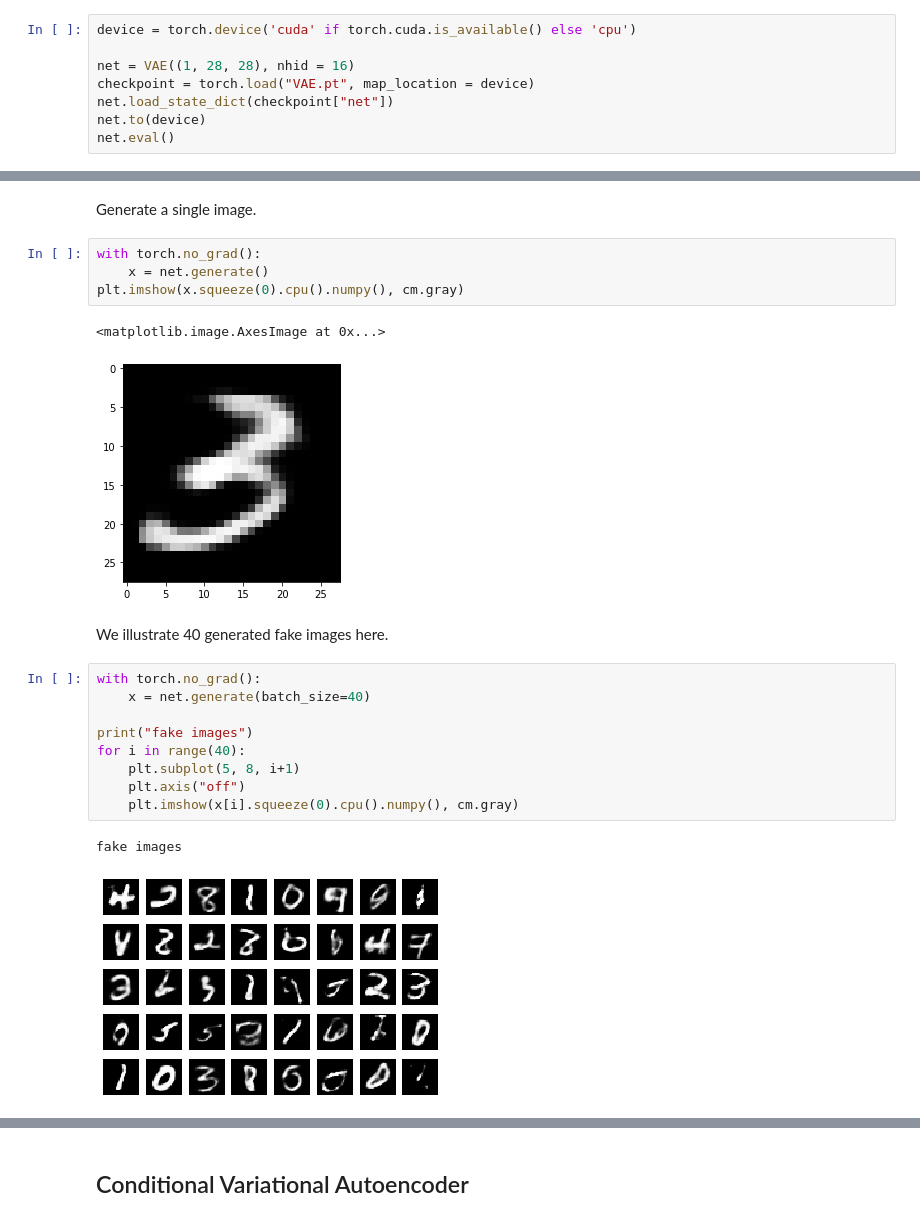
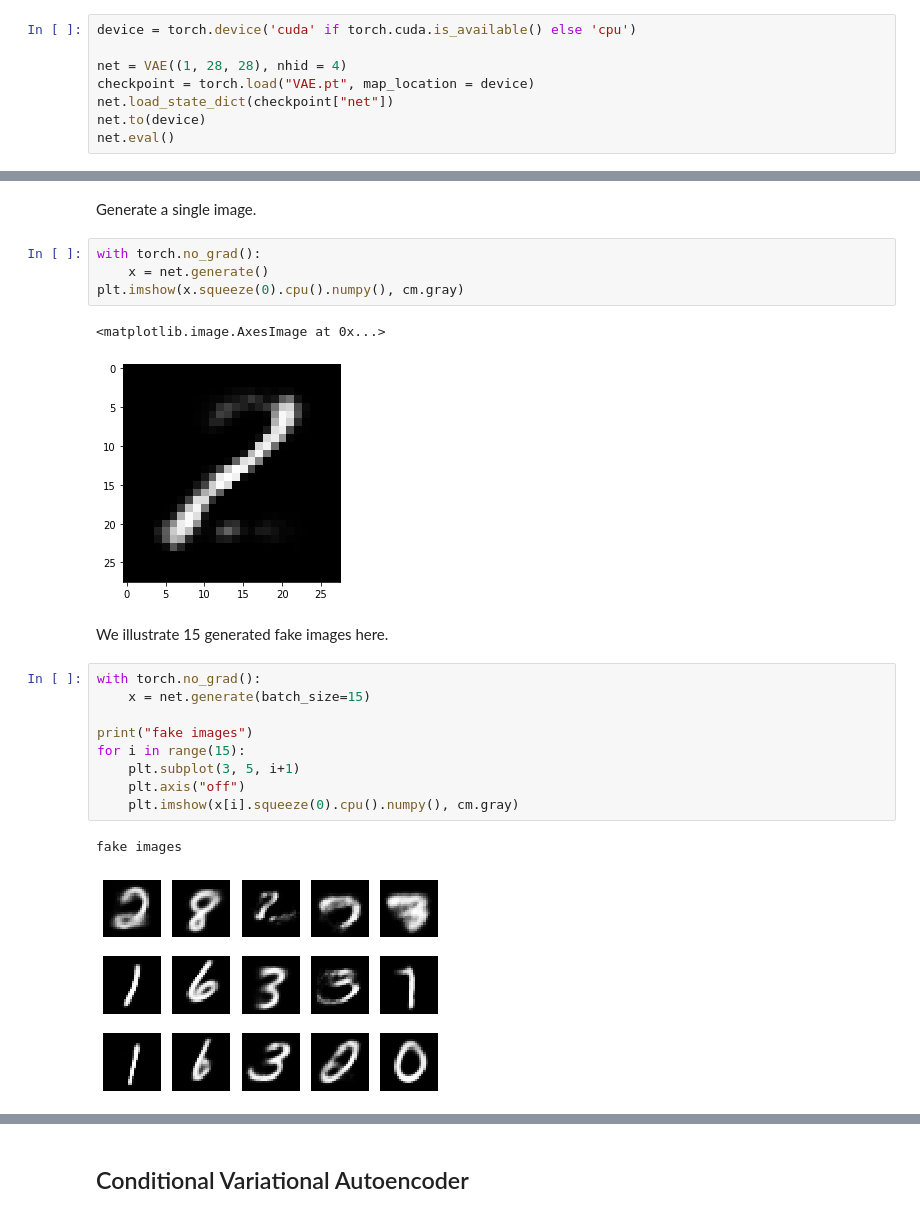
Before and after one commit to chendaichao/VAE-pytorch, a Jupyter notebook: Models/VAE/Demo.ipynb, the cells around one changed output, grey strips where cells are left out. Drawn from its saved outputs; the diff is of its cells as text.

```diff
--- a/Models/VAE/Demo.ipynb
+++ b/Models/VAE/Demo.ipynb
@@ -13,7 +13,7 @@ from model import VAE
 # %%
 device = torch.device('cuda' if torch.cuda.is_available() else 'cpu')
 
-net = VAE((1, 28, 28), nhid = 16)
+net = VAE((1, 28, 28), nhid = 4)
 checkpoint = torch.load("VAE.pt", map_location = device)
 net.load_state_dict(checkpoint["net"])
 net.to(device)
@@ -44,21 +44,21 @@ with torch.no_grad():
 plt.imshow(x.squeeze(0).cpu().numpy(), cm.gray)
 # %% [output]
 <matplotlib.image.AxesImage at 0x...>
-[figure, old version]
+[figure, new version]
 # %% [markdown]
-We illustrate 40 generated fake images here.
+We illustrate 15 generated fake images here.
 # %%
 with torch.no_grad():
-    x = net.generate(batch_size=40)
+    x = net.generate(batch_size=15)
 
 print("fake images")
-for i in range(40):
-    plt.subplot(5, 8, i+1)
+for i in range(15):
+    plt.subplot(3, 5, i+1)
     plt.axis("off")
     plt.imshow(x[i].squeeze(0).cpu().numpy(), cm.gray)
 # %% [output]
 fake images
-[figure, old version]
+[figure, new version]
 # %%
 import torchvision
 train_data = torchvision.datasets.MNIST(root='../../Datasets', train=True, download=True, transform=torchvision.transforms.ToTensor())
```
Also changed, not shown: parts of 6 cells of this notebook, 3 other files.
